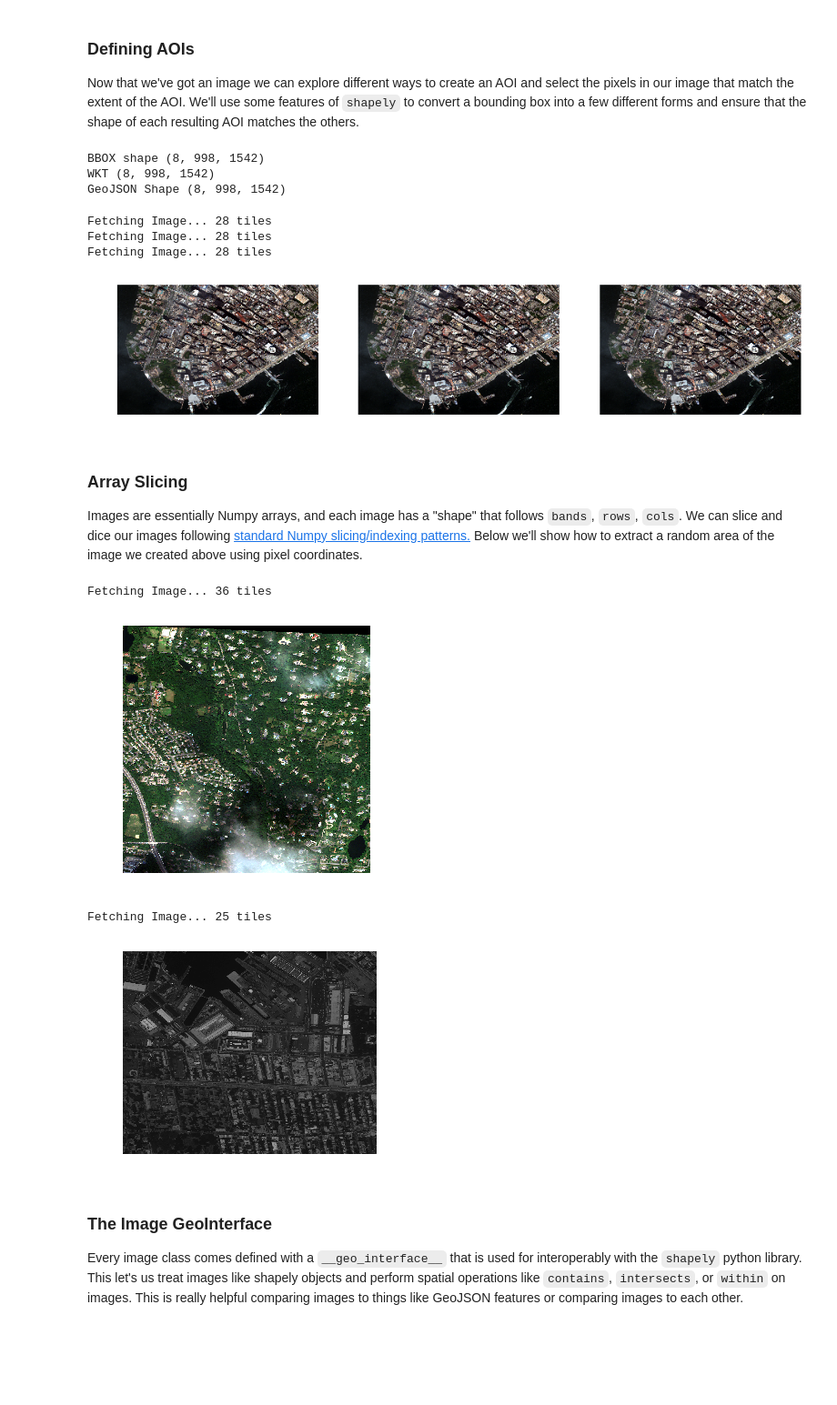
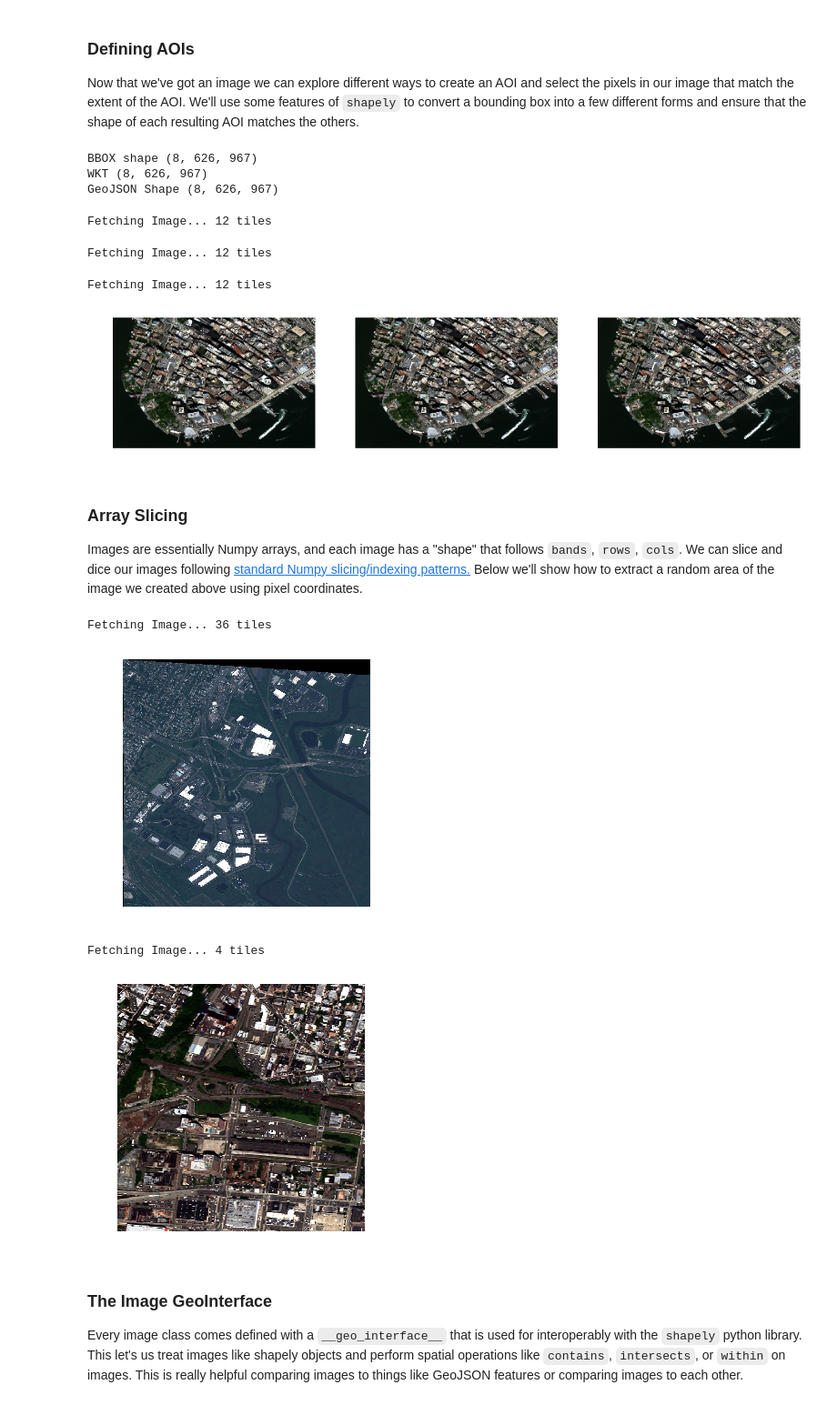
Before and after one commit to DigitalGlobe/gbdxtools_notebooks, a Jupyter notebook: Imagery_and_AOIs.ipynb, the cells around one changed output. Shown at 91% size. Saved outputs shown, nothing was run; the diff lists cells and outputs as text; code cells hidden in the pictures; blank space fills up the shorter version.

```diff
--- a/Imagery_and_AOIs.ipynb
+++ b/Imagery_and_AOIs.ipynb
@@ -9,7 +9,7 @@ We'll start by creating a `CatalogImage` instance for an entire Worldview2 strip
 # %%
 from gbdxtools import CatalogImage
 
-catalog_id = '104001001F995D00'
+catalog_id = '103001006E1F5300'
 image = CatalogImage(catalog_id)
 print image.shape
 
@@ -48,9 +48,9 @@ aoi_geojson = image.aoi(geojson=geojson)
 print 'GeoJSON Shape', aoi_geojson.shape
 assert aoi_geojson.shape == aoi_bbox.shape
 # %% [output]
-BBOX shape (8, 998, 1542)
-WKT (8, 998, 1542)
-GeoJSON Shape (8, 998, 1542)
+BBOX shape (8, 626, 967)
+WKT (8, 626, 967)
+GeoJSON Shape (8, 626, 967)
 # %%
 # Look at each AOI
 import matplotlib.pyplot as plt
@@ -66,10 +66,10 @@ for i in xrange(3):
 
 plt.show()
 # %% [output]
-Fetching Image... 28 tiles
-Fetching Image... 28 tiles
-Fetching Image... 28 tiles
+Fetching Image... 12 tiles
+Fetching Image... 12 tiles
+Fetching Image... 12 tiles
-[figure, old version]
+[figure, new version]
 # %% [markdown]
 ### Array Slicing
 
@@ -77,16 +77,15 @@ Images are essentially Numpy arrays, and each image has a "shape" that follows `
 # %%
 # All bands for the upper left corner
 aoi = image[:, 0:1500, 0:1500]
 aoi.plot(w=5, h=5)
 
-# A single band for a random pixel location
-aoi = image[[4], ..., 26500:27500, 10500:11750]
+aoi = image.randwindow((500, 500))
 aoi.plot(w=5, h=5)
 # %% [output]
 Fetching Image... 36 tiles
-[figure, old version]
+[figure, new version]
-Fetching Image... 25 tiles
+Fetching Image... 4 tiles
-[figure, old version]
+[figure, new version]
 # %% [markdown]
 ### The Image GeoInterface
 
```
Also changed, not shown: parts of 6 cells of this notebook, 2 other files.
